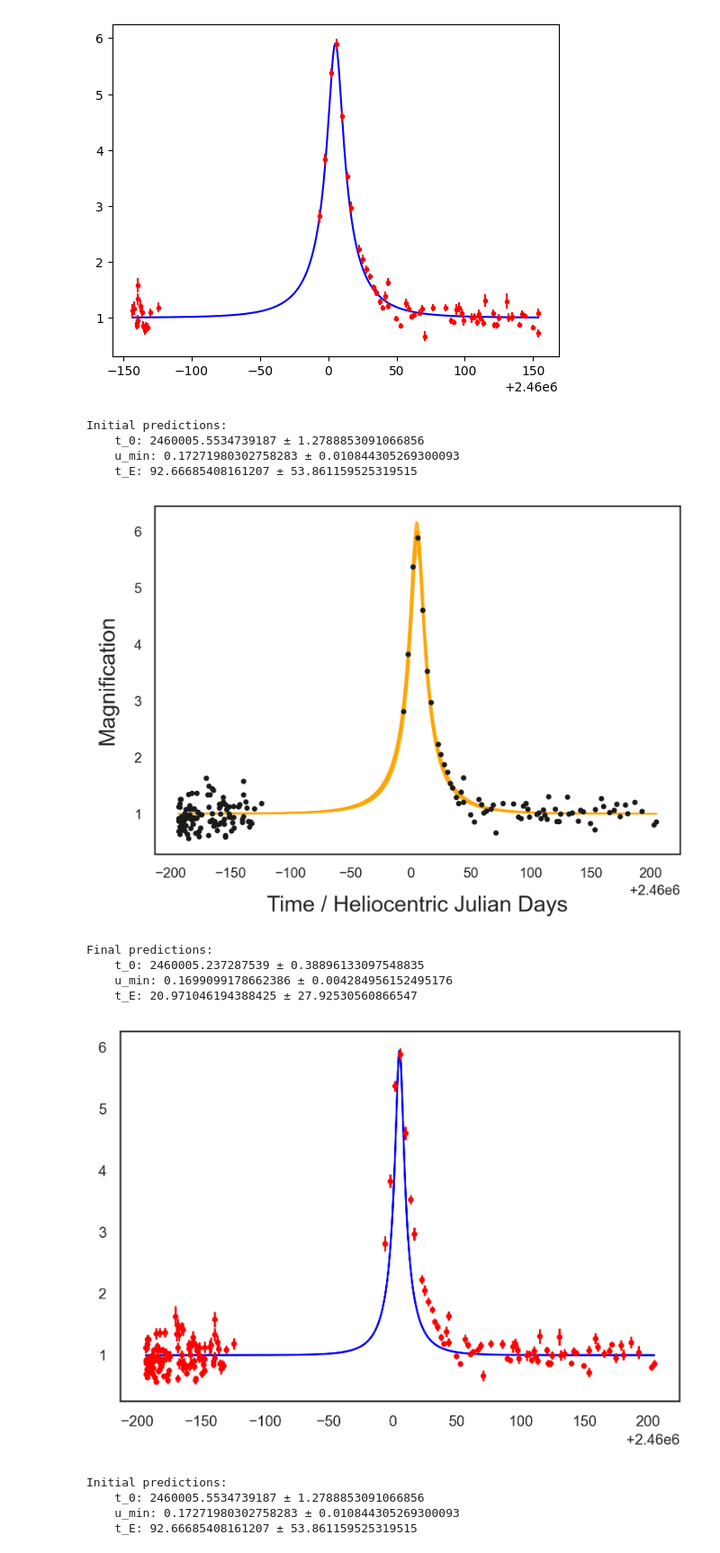
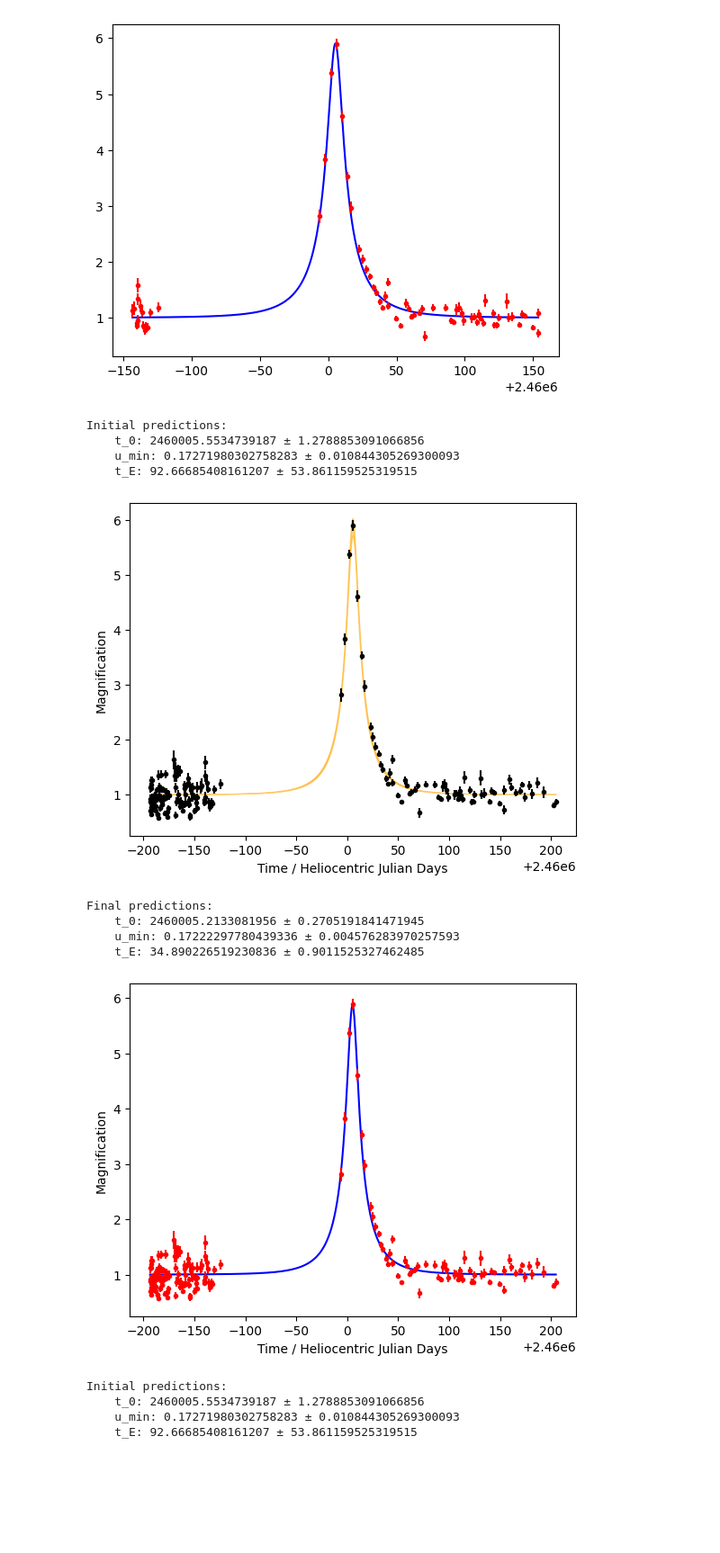
Before and after one commit to MadgwickK/MLPhysicalWorld, a Jupyter notebook: BO_experiment.ipynb, the cells around one changed output. Shown at 90% size. Saved outputs shown, nothing was run; the diff lists cells and outputs as text; code cells hidden in the pictures; blank space fills up the shorter version.

Commit message:
edited visualisation to be using fill_between

```diff
--- a/BO_experiment.ipynb
+++ b/BO_experiment.ipynb
@@ -329,6 +329,9 @@ bounds["u_min"] = [u_min - sigma * u_min_error, u_min + sigma * u_min_error]
 parameter_samples = []
 
 # Run the Bayesian optimisation 10 times to get a distribution of the best parameters
+mags_list = np.empty((0, 1000))
+
+mags_list = []
 for i in range(10):
     # Define surrogate Gaussian process
     gp = GaussianProcess(kernel=matern52_kernel, sigma_l=sigma_l, sigma_f=1)
@@ -359,41 +362,59 @@ for i in range(10):
     time_array = np.linspace(np.min(observed_times), np.max(observed_times), 1000)
     theta = [params[0], params[2]]
     mags = mean_function_theta(time_array, theta, params[1])
-    plt.plot(time_array, mags, color="orange", alpha=0.7)
+    mags_list.append(mags)
+    # plt.plot(time_array, mags, color="orange", alpha=0.7)
+
 
 # Plot the observed data on top of the best fit
-plt.plot(observed_times, magnifications, "k.", label="Observed data")
+# plt.plot(observed_times, magnifications, "k.", label="Observed data")
+mags_list_mean = np.mean(mags_list, axis=0)
+mags_list_std = np.std(mags_list, axis=0)
+plt.fill_between(
+    time_array,
+    mags_list_mean - mags_list_std,
+    mags_list_mean + mags_list_std,
+    color="orange",
+    alpha=0.5,
+)
+plt.errorbar(
+    observed_times,
+    magnifications,
+    yerr=magnification_errors,
+    fmt="k.",
+    label="Observed data",
+)
 plt.xlabel("Time / Heliocentric Julian Days")
 plt.ylabel("Magnification")
 plt.savefig(f"plots/best_fit_overlap{kernel, sigma_l, datafile}.png", dpi=300)
 plt.show()
 
 # Calculate the best parameters and their errors as a mean and standard deviation of the 10 runs
 best_parameters = np.mean(parameter_samples, axis=0)
 best_parameter_errors = np.std(parameter_samples, axis=0)
 
 print(
     "Final predictions:\n"
     f"    t_0: {best_parameters[1]} \u00B1 {best_parameter_errors[1]}\n"
     f"    u_min: {best_parameters[2]} \u00B1 {best_parameter_errors[2]}\n"
     f"    t_E: {best_parameters[0]} \u00B1 {best_parameter_errors[0]}"
 )
 
 
 plot_final_params(
     observed_times, magnifications, best_parameters, mags_error=mags_error
 )
 # %% [output]
 Initial predictions:
     t_0: 2460005.5534739187 ± 1.2788853091066856
     u_min: 0.17271980302758283 ± 0.010844305269300093
     t_E: 92.66685408161207 ± 53.861159525319515
-[figure, old version]
+[figure, new version]
 Final predictions:
-    t_0: 2460005.237287539 ± 0.38896133097548835
-    u_min: 0.1699099178662386 ± 0.004284956152495176
-    t_E: 20.971046194388425 ± 27.92530560866547
+    t_0: 2460005.2133081956 ± 0.2705191841471945
+    u_min: 0.17222297780439336 ± 0.004576283970257593
+    t_E: 34.890226519230836 ± 0.9011525327462485
-[figure, old version]
+[figure, new version]
 # %%
 # hyperparameters:
 # matern52_kernel: sigma_l=1, sigma_f=1
```
Also changed, not shown: 2 other files.
